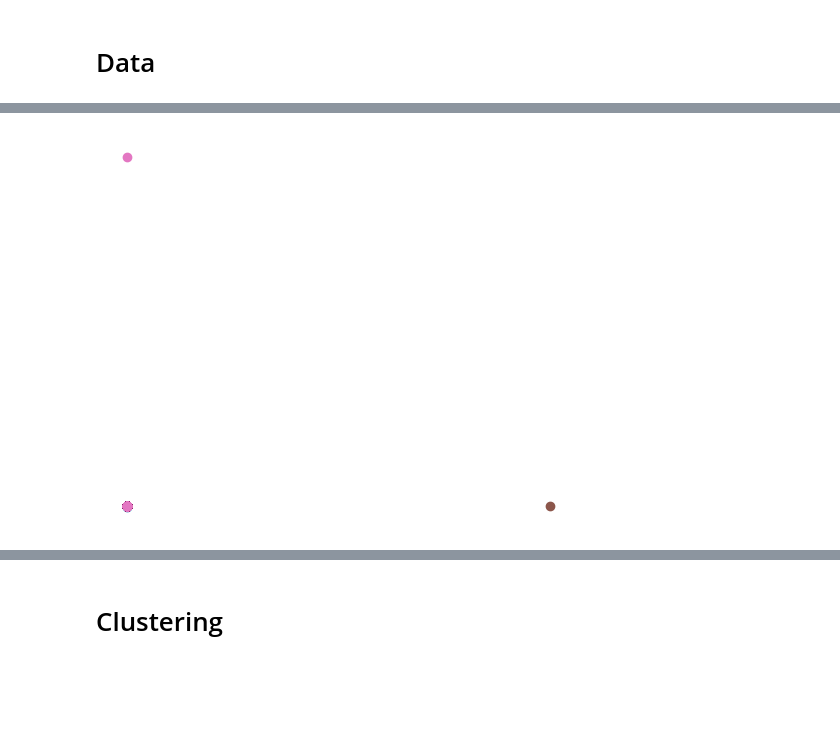
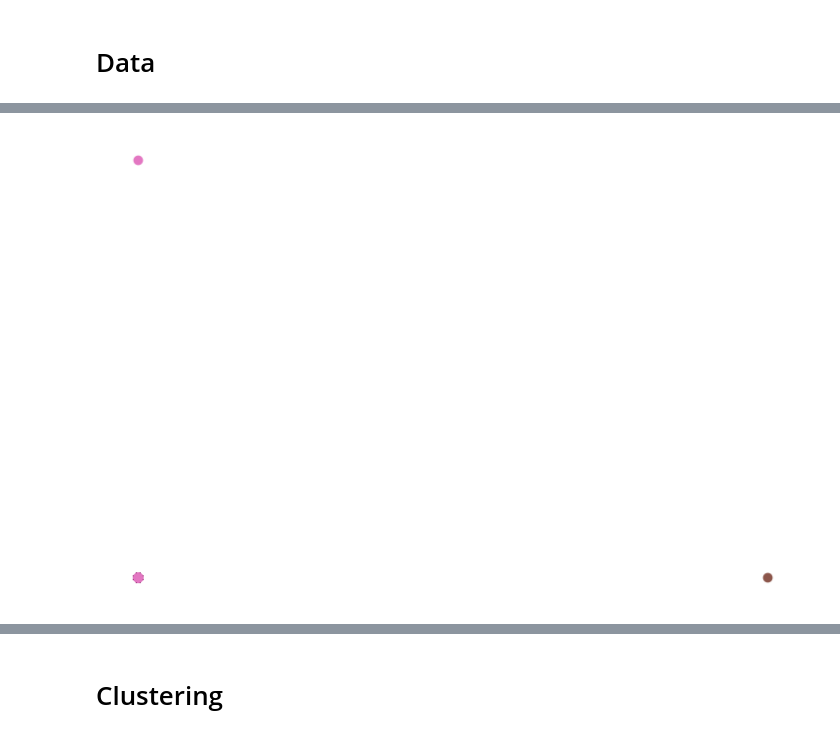
Before and after one commit to SullivanCastro/K-Means-Clustering-of-Extremes, a Jupyter notebook: src/model/utils.ipynb, the cells around one changed output, grey strips where cells are left out. Drawn from its saved outputs; the diff is of its cells as text; code cells hidden in the pictures; blank space fills up the shorter version.

```diff
--- a/src/model/utils.ipynb
+++ b/src/model/utils.ipynb
@@ -10,7 +13,7 @@ import matplotlib.pyplot as plt
 # %% [markdown]
 # Data
 # %%
-N = 10_000
+N = 1_000_000
 CENTERS = np.zeros((7, 2))
 CENTERS[:5, :2] = np.random.randint(-10, 10, (5, 2))
 CENTERS[5, :2] = [35, 30]
@@ -18,7 +21,7 @@ CENTERS[6, :2] = [30, 35]
 DATA = np.concatenate([np.random.multivariate_normal(center, np.eye(2), size=N) + center for center in CENTERS], axis=0)
 THRESHOLD = 0.1
 
-plt.figure(figsize=(6, 5))
+plt.figure(figsize=(9, 6))
 for idx_center, center in enumerate(CENTERS):
     plt.scatter(DATA[idx_center * N:(idx_center + 1) * N, 0], DATA[idx_center * N:(idx_center + 1) * N, 1], label=f'Center {idx_center}')
 # plt.legend()
@@ -29,12 +32,12 @@ plt.savefig(f"../../fig/model/raw_data.png", bbox_inches='tight')
 # %%
 extreme_data = Preprocessing.transform_to_extreme_values(DATA)
 
-plt.figure(figsize=(6, 5))
+plt.figure(figsize=(9, 6))
 for idx_center, center in enumerate(CENTERS):
     plt.scatter(extreme_data[idx_center * N:(idx_center + 1) * N, 0], extreme_data[idx_center * N:(idx_center + 1) * N, 1], label=f'Center {idx_center}')
 # plt.legend()
 plt.axis('off')
 plt.savefig(f"../../fig/model/extreme_data.png", bbox_inches='tight')
 # %% [output]
-[figure, old version]
+[figure, new version]
 # %%
```
Also changed, not shown: parts of 8 cells of this notebook, 12 other files.
